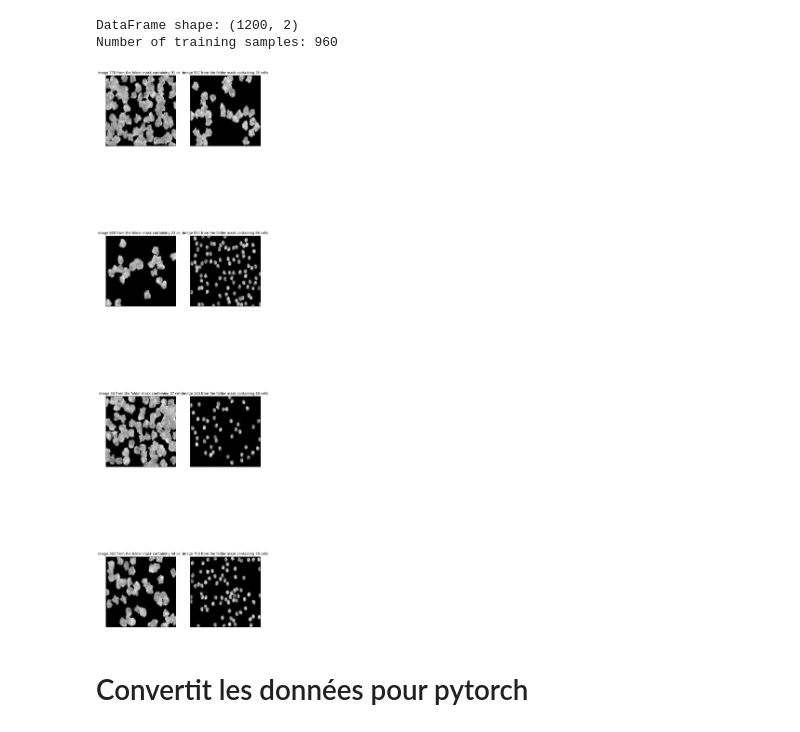
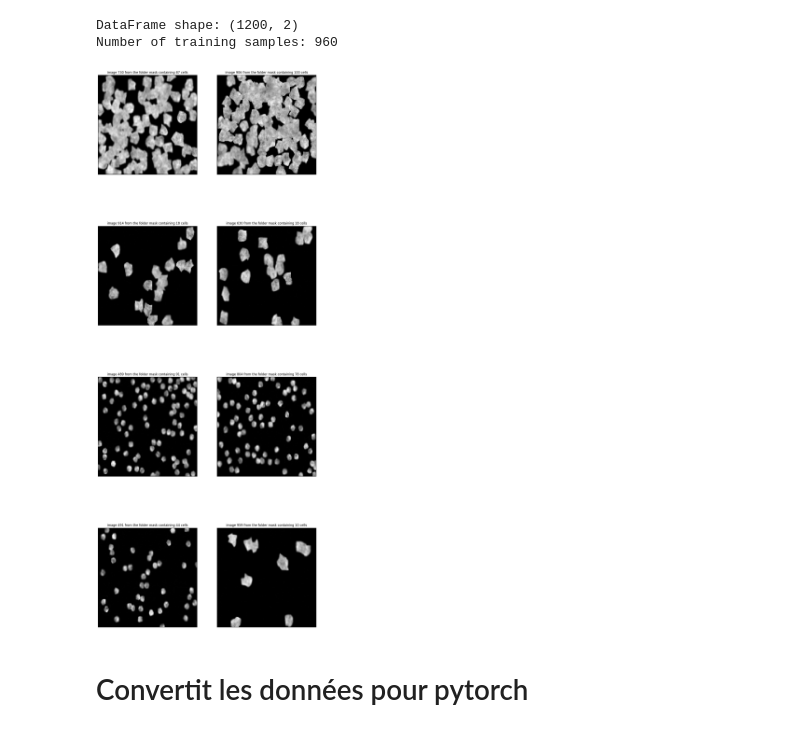
Before and after one commit to Faberra57/cobalt, a Jupyter notebook: CNN/cnn.ipynb, the cells around one changed output. Drawn from its saved outputs; the diff is of its cells as text; code cells hidden in the pictures.

```diff
--- a/CNN/cnn.ipynb
+++ b/CNN/cnn.ipynb
@@ -154,34 +159,34 @@ Number of training samples: 960
 # %%
 # Set the image height and width
 IMG_HEIGHT = 128
 IMG_WIDTH = 128
 # Assign the training DataFrame to Matrix
 Matrix = df_train
 # Number of images to show
 n_img_to_show = 8
 # Create a figure with a specified size
-fig = plt.figure(figsize=(10, 5*n_img_to_show ))
+fig = plt.figure(figsize=(15, 5*n_img_to_show ))
 # Create a list of indices based on the length of the Matrix
 indices = list(range(len(Matrix)))
 # Shuffle the indices randomly
 np.random.shuffle(indices)
 # Loop through the number of images to show
 for i in range(n_img_to_show):
     # Add a subplot to the figure
     ax = fig.add_subplot( n_img_to_show // 2,2, i + 1, xticks=[], yticks=[])
     # Get the image using the tk.get_image function and display it
     ax.imshow(np.squeeze(tk.get_image(
         img_id=Matrix['image_id'].iloc[indices[i]],
         img_height=IMG_HEIGHT,
         img_width=IMG_WIDTH,
         mask_or_image=mask_or_image
     )), cmap='gray')
     # Set the title of the subplot
-    ax.set_title(f'image {indices[i]} from the folder {mask_or_image} containing {Matrix["nb_cells"].iloc[indices[i]]} cells')
+    ax.set_title(f'image {indices[i]} from the folder {mask_or_image} containing {int((Matrix["nb_cells"].iloc[indices[i]])*std_label+mean_label)} cells')
 # Show the figure
 plt.show()
 # %% [output]
-[figure, old version]
+[figure, new version]
 # %% [markdown]
 # Convertit les données pour pytorch
 # %% [markdown]
```
Also changed, not shown: parts of 11 cells of this notebook, 1 other file.
